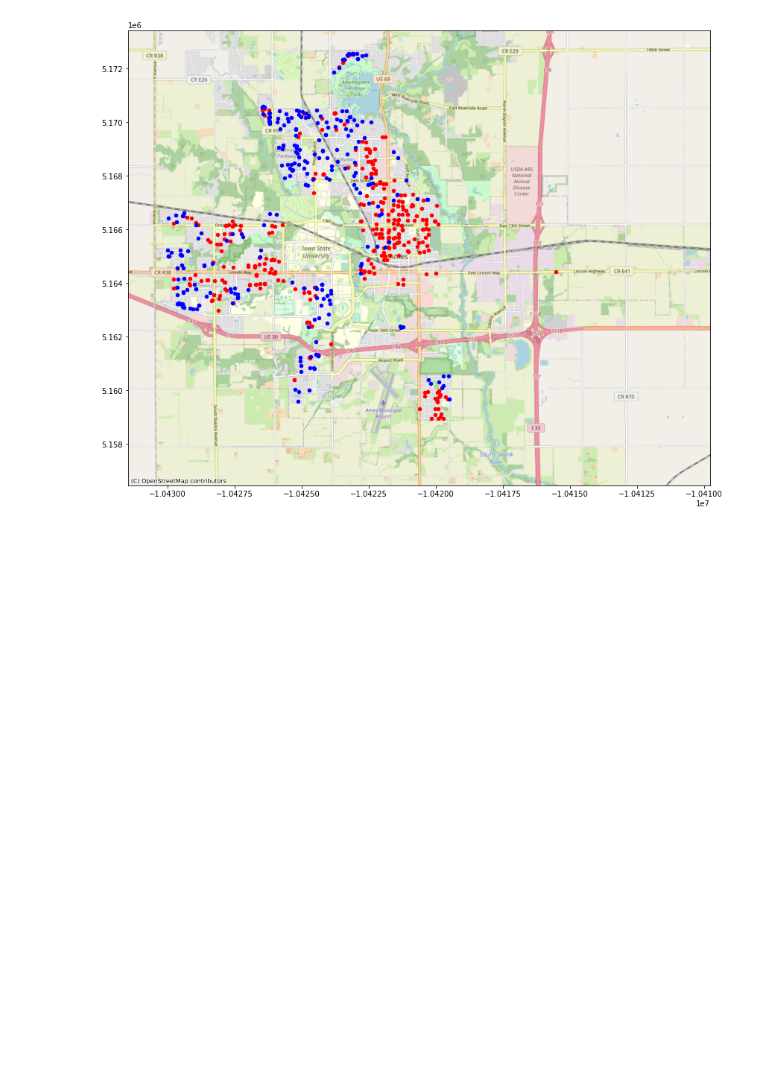
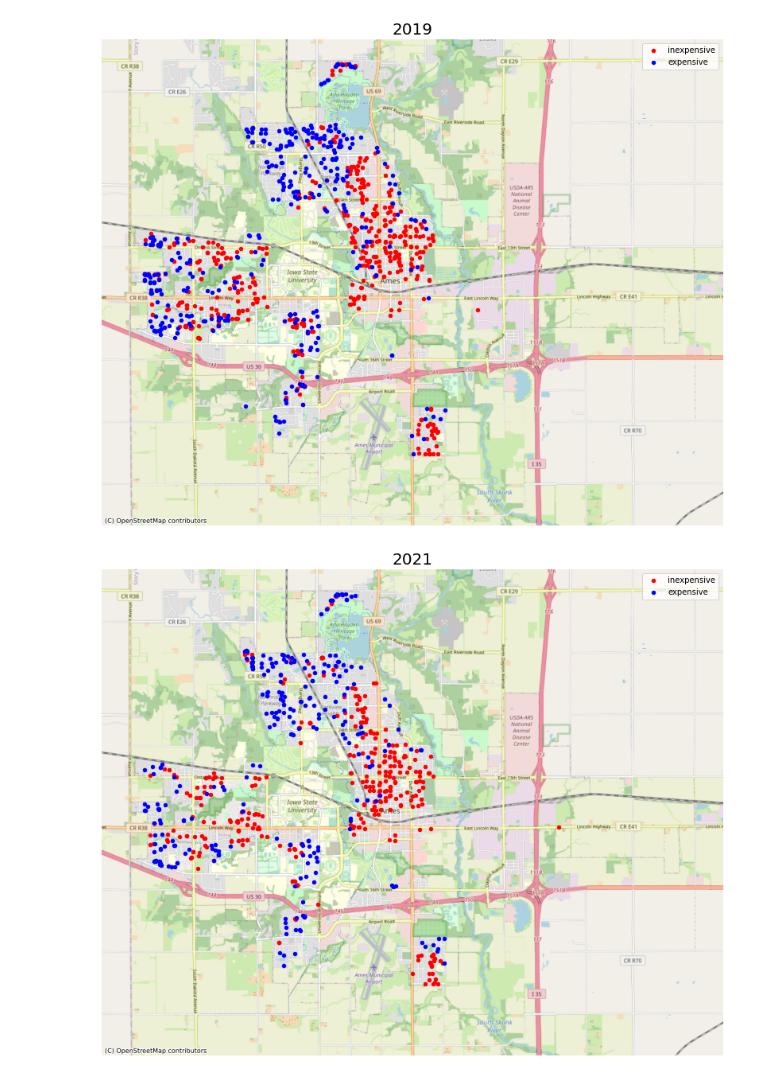
Before and after one commit to lelandjmurrin/Ames_Housing_Project, a Jupyter notebook: Ames_Project_Visualizations.ipynb, the cells around one changed output. Drawn from its saved outputs; the diff is of its cells as text; code cells hidden in the pictures; blank space fills up the shorter version.

```diff
--- a/Ames_Project_Visualizations.ipynb
+++ b/Ames_Project_Visualizations.ipynb
@@ -8,6 +9,6 @@ import contextily as cx
 from shapely.geometry import Point
 # %%
-df_house = pd.read_csv("df_RE_latlongs_v2.csv", index_col = 0)
+df_house_2021 = pd.read_csv("df_RE_latlongs_v3_2021.csv", index_col = 0)
+df_house_2019 = load_state_pkl()["df_RE_latlong2019"][0]
 df_biz = pd.read_csv("df_EssentialLatLong_v2.csv")
-df_min_distances = pd.read_csv("df_min_distances.csv", index_col = 0)
 df_shp = gpd.read_file("Ames_Precinct_Boundaries/Ames_-_Precincts_2.shp")
@@ -14,12 +18,20 @@ df_shp = gpd.read_file("Ames_Precinct_Boundaries/Ames_-_Precincts_2.shp")
 # %%
-df_wm_house = gpd.GeoDataFrame(df_house.join(df_house.apply(lambda x: Point(x.Long, x.Lat), axis = 1).rename("geometry")), crs = "epsg:4326").to_crs(epsg = 3857)
+wm_house_dict = {}
+wm_house_dict["2019"] = gpd.GeoDataFrame(df_house_2019.join(df_house_2019.apply(lambda x: Point(x.Long, x.Lat), axis = 1).rename("geometry")), crs = "epsg:4326").to_crs(epsg = 3857)
+wm_house_dict["2021"] = gpd.GeoDataFrame(df_house_2021.join(df_house_2021.apply(lambda x: Point(x.Long, x.Lat), axis = 1).rename("geometry")), crs = "epsg:4326").to_crs(epsg = 3857)
 # %%
 df_wm = df_shp.to_crs(epsg = 3857)
 # %%
-ax = df_wm.query("index > 0").plot(figsize = (14,14), alpha = 0)
-df_wm_house.query("SalePrice <= SalePrice.mean()").plot(ax = ax, markersize = 20, color = "red", marker = "o")
-df_wm_house.query("SalePrice > SalePrice.mean()").plot(ax = ax, markersize = 20, color = "blue", marker = "o")
-cx.add_basemap(ax = ax, source = cx.providers.OpenStreetMap.Mapnik)
-#df_shp.query("index >= 5").plot(ax = ax, figsize = (14,14), color = "red", edgecolor = "black")
+for year in ["2019", "2021"]:
+    ax = df_wm.query("index > 0").plot(figsize = (14,14), alpha = 0)
+    wm_house_dict[year].query("SalePrice <= SalePrice.mean()").plot(ax = ax, markersize = 20, color = "red", marker = "o", label = "inexpensive")
+    wm_house_dict[year].query("SalePrice > SalePrice.mean()").plot(ax = ax, markersize = 20, color = "blue", marker = "o", label = "expensive")
+    cx.add_basemap(ax = ax, source = cx.providers.OpenStreetMap.Mapnik)
+    plt.axis("off")
+    plt.title(year, fontdict = {"fontsize":"20"})
+    plt.legend()
+    plt.show()
+    #df_shp.query("index >= 5").plot(ax = ax, figsize = (14,14), color = "red", edgecolor = "black")
 # %% [output]
-[figure, old version]
+[figure, new version]
+[figure, added]
```
Also changed, not shown: parts of 4 cells of this notebook, 8 other files.
